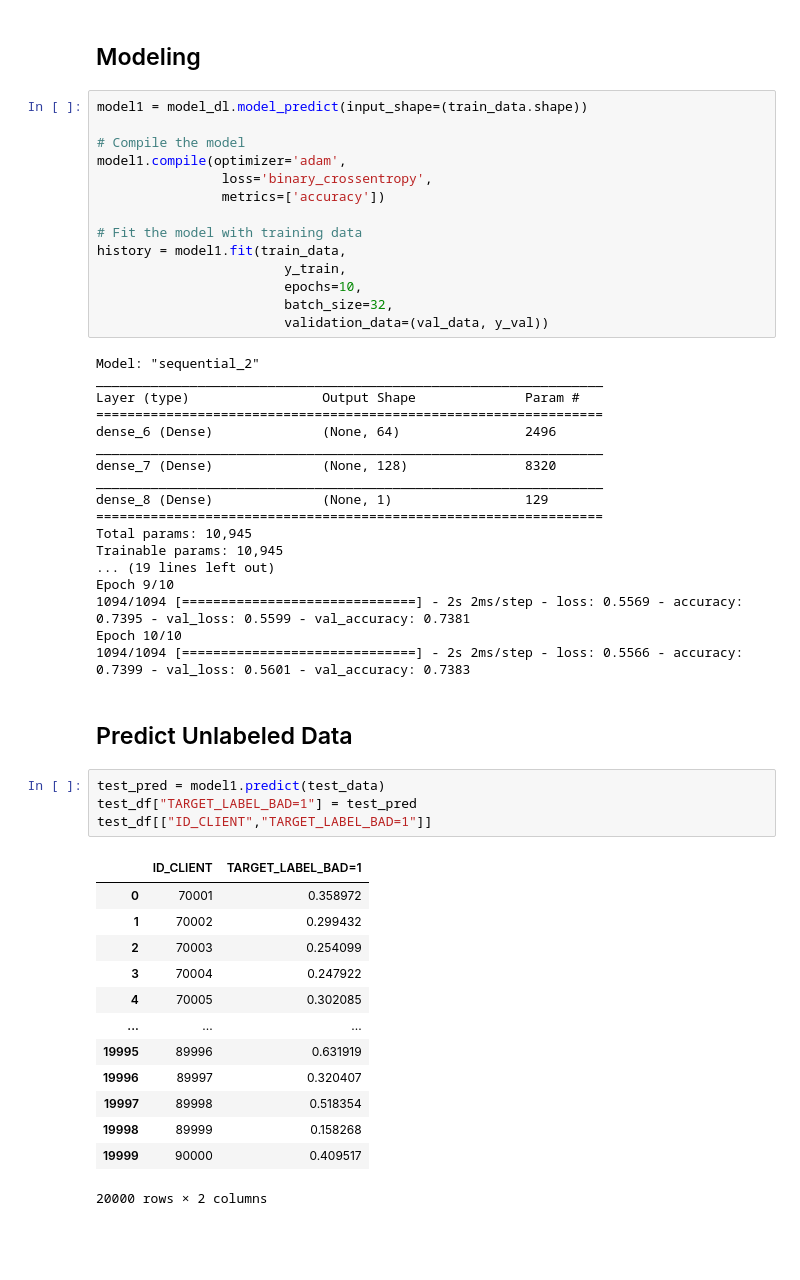
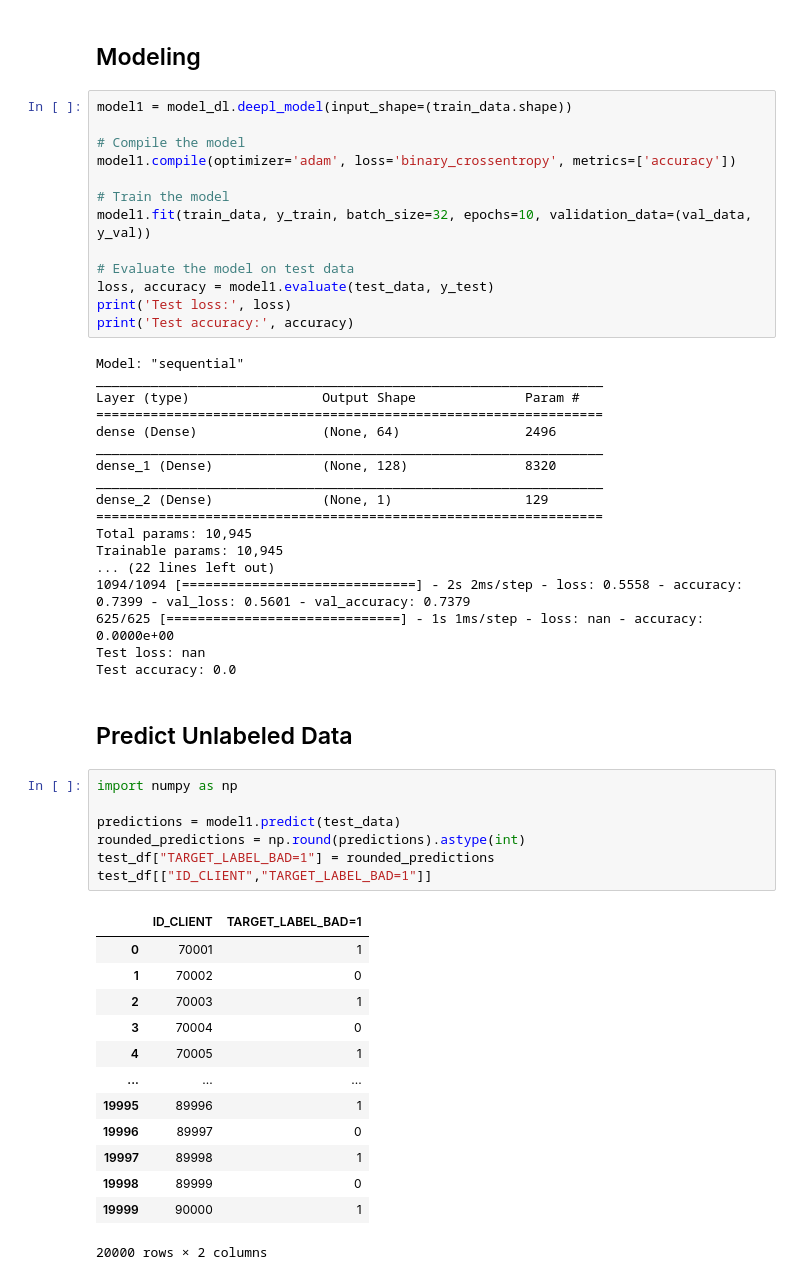
Before and after one commit to DiegoGoSi/Credit-Risk-Analysis, a Jupyter notebook: Final_Project.ipynb, the cells around one changed output. Drawn from its saved outputs; the diff is of its cells as text; blank space fills up the shorter version.

```diff
--- a/Final_Project.ipynb
+++ b/Final_Project.ipynb
@@ -159,54 +159,56 @@ train_data, val_data, test_data = data_prep.preprocess_data(X_train, X_val, X_te
 # %% [markdown]
 ## Modeling
 # %%
-model1 = model_dl.model_predict(input_shape=(train_data.shape))
+model1 = model_dl.deepl_model(input_shape=(train_data.shape))
 
 # Compile the model
-model1.compile(optimizer='adam',
-                loss='binary_crossentropy',
-                metrics=['accuracy'])
+model1.compile(optimizer='adam', loss='binary_crossentropy', metrics=['accuracy'])
 
-# Fit the model with training data
-history = model1.fit(train_data,
-                        y_train,
-                        epochs=10,
-                        batch_size=32,
-                        validation_data=(val_data, y_val))
+# Train the model
+model1.fit(train_data, y_train, batch_size=32, epochs=10, validation_data=(val_data, y_val))
+
+# Evaluate the model on test data
+loss, accuracy = model1.evaluate(test_data, y_test)
+print('Test loss:', loss)
+print('Test accuracy:', accuracy)
 # %% [output]
-Model: "sequential_2"
+Model: "sequential"
 _________________________________________________________________
 Layer (type)                 Output Shape              Param #
 =================================================================
-dense_6 (Dense)              (None, 64)                2496
+dense (Dense)                (None, 64)                2496
 _________________________________________________________________
-dense_7 (Dense)              (None, 128)               8320
+dense_1 (Dense)              (None, 128)               8320
 _________________________________________________________________
-dense_8 (Dense)              (None, 1)                 129
+dense_2 (Dense)              (None, 1)                 129
 =================================================================
 Total params: 10,945
 Trainable params: 10,945
-... (19 lines left out)
-Epoch 9/10
-1094/1094 [==============================] - 2s 2ms/step - loss: 0.5569 - accuracy: 0.7395 - val_loss: 0.5599 - val_accuracy: 0.7381
-Epoch 10/10
-1094/1094 [==============================] - 2s 2ms/step - loss: 0.5566 - accuracy: 0.7399 - val_loss: 0.5601 - val_accuracy: 0.7383
+... (22 lines left out)
+1094/1094 [==============================] - 2s 2ms/step - loss: 0.5558 - accuracy: 0.7399 - val_loss: 0.5601 - val_accuracy: 0.7379
+625/625 [==============================] - 1s 1ms/step - loss: nan - accuracy: 0.0000e+00
+Test loss: nan
+Test accuracy: 0.0
 # %% [markdown]
 ## Predict Unlabeled Data
 # %%
-test_pred = model1.predict(test_data)
-test_df["TARGET_LABEL_BAD=1"] = test_pred
+import numpy as np
+
+predictions = model1.predict(test_data)
+rounded_predictions = np.round(predictions).astype(int)
+test_df["TARGET_LABEL_BAD=1"] = rounded_predictions
 test_df[["ID_CLIENT","TARGET_LABEL_BAD=1"]]
 # %% [output]
 |  | ID_CLIENT | TARGET_LABEL_BAD=1 |
-| 0 | 70001 | 0.358972 |
-| 1 | 70002 | 0.299432 |
-| 2 | 70003 | 0.254099 |
-| 3 | 70004 | 0.247922 |
-| 4 | 70005 | 0.302085 |
+| 0 | 70001 | 1 |
+| 1 | 70002 | 0 |
+| 2 | 70003 | 1 |
+| 3 | 70004 | 0 |
+| 4 | 70005 | 1 |
 | ... | ... | ... |
-| 19995 | 89996 | 0.631919 |
-| 19996 | 89997 | 0.320407 |
-| 19997 | 89998 | 0.518354 |
-| 19998 | 89999 | 0.158268 |
-| 19999 | 90000 | 0.409517 |
+| 19995 | 89996 | 1 |
+| 19996 | 89997 | 0 |
+| 19997 | 89998 | 1 |
+| 19998 | 89999 | 0 |
+| 19999 | 90000 | 1 |
 20000 rows × 2 columns
```
Also changed, not shown: 10 other files.
